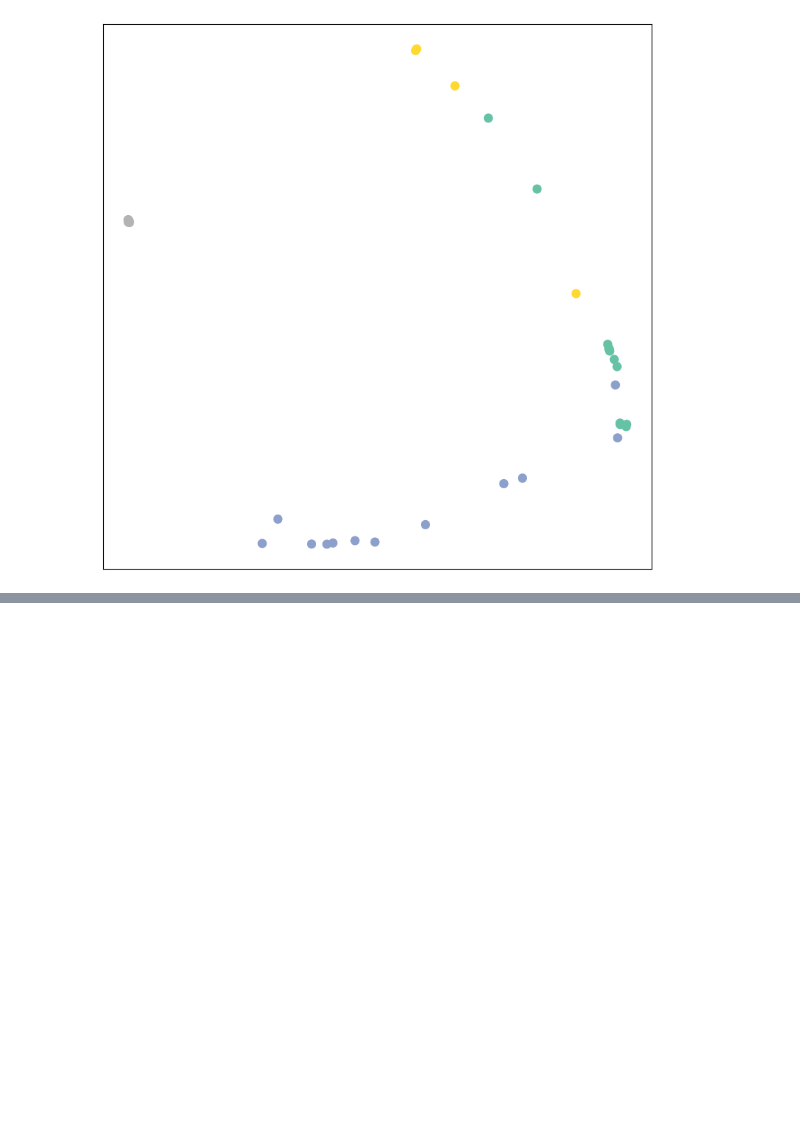
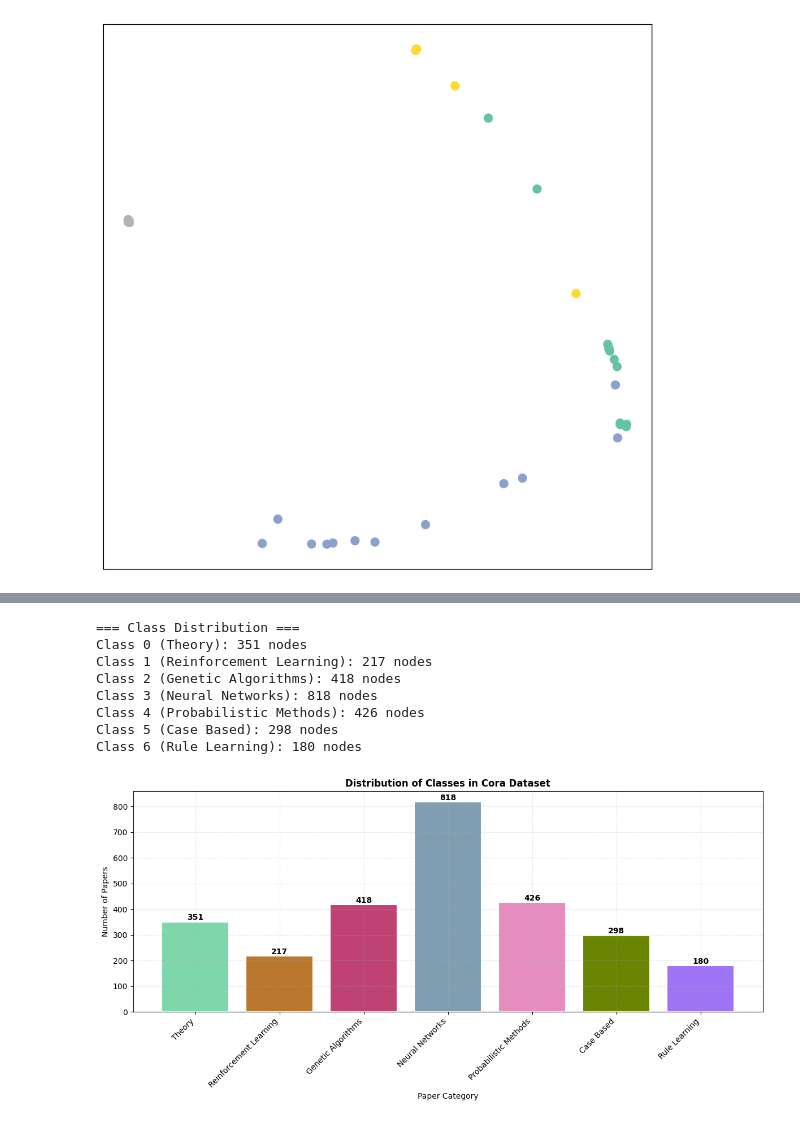
Before and after one commit to wilfred11/gnn-first-steps, a Jupyter notebook: gnns-initial-steps.ipynb, the cells around one changed output, grey strips where cells are left out. Saved outputs shown, nothing was run; the diff lists cells and outputs as text; code cells hidden in the pictures; blank space fills up the shorter version.

```diff
--- a/gnns-initial-steps.ipynb
+++ b/gnns-initial-steps.ipynb
@@ -723,0 +733,4 @@ visualize_tsne(h, color=data.y)
+# %%
+dataset = Planetoid(root='/tmp/Cora', name='Cora', transform=NormalizeFeatures())
+data = dataset[0]
+print(data)
@@ -723,0 +775,45 @@ visualize_tsne(h, color=data.y)
+# %%
+class_counts = torch.bincount(data.y)
+class_names = ['Theory', 'Reinforcement Learning', 'Genetic Algorithms',
+               'Neural Networks', 'Probabilistic Methods', 'Case Based', 'Rule Learning']
+
+print("\n=== Class Distribution ===")
+for i, count in enumerate(class_counts):
+    print(f"Class {i} ({class_names[i]}): {count} nodes")
+
+# colors (one per series --> 2 in this example)
+colors = []
+r = random.random
+for i in range(0,len(class_names)):
+    rgb =  (r(),r(),r())
+    colors.append(rgb)
+
+# Plot class distribution with enhanced styling and lighter colors
+plt.figure(figsize=(12, 6))
+bars = plt.bar(range(len(class_names)), class_counts, color=colors,
+               edgecolor='white', linewidth=1.5)
+plt.xticks(range(len(class_names)), class_names, rotation=45, ha='right')
+plt.title('Distribution of Classes in Cora Dataset', fontweight='bold')
+plt.xlabel('Paper Category')
+plt.ylabel('Number of Papers')
+
+# Add count labels on top of each bar
+for bar in bars:
+    height = bar.get_height()
+    plt.text(bar.get_x() + bar.get_width()/2., height + 0.5,
+             f'{int(height)}', ha='center', va='bottom', fontweight='bold')
+
+plt.grid(True, linestyle='--', alpha=0.3)
+plt.tight_layout()
+#plt.savefig("cora_class_distribution.png", dpi=300, facecolor='white')
+plt.show()
+# %% [output]
+=== Class Distribution ===
+Class 0 (Theory): 351 nodes
+Class 1 (Reinforcement Learning): 217 nodes
+Class 2 (Genetic Algorithms): 418 nodes
+Class 3 (Neural Networks): 818 nodes
+Class 4 (Probabilistic Methods): 426 nodes
+Class 5 (Case Based): 298 nodes
+Class 6 (Rule Learning): 180 nodes
+[figure, added]
```
Also changed, not shown: parts of 19 cells of this notebook, 2 other files.
